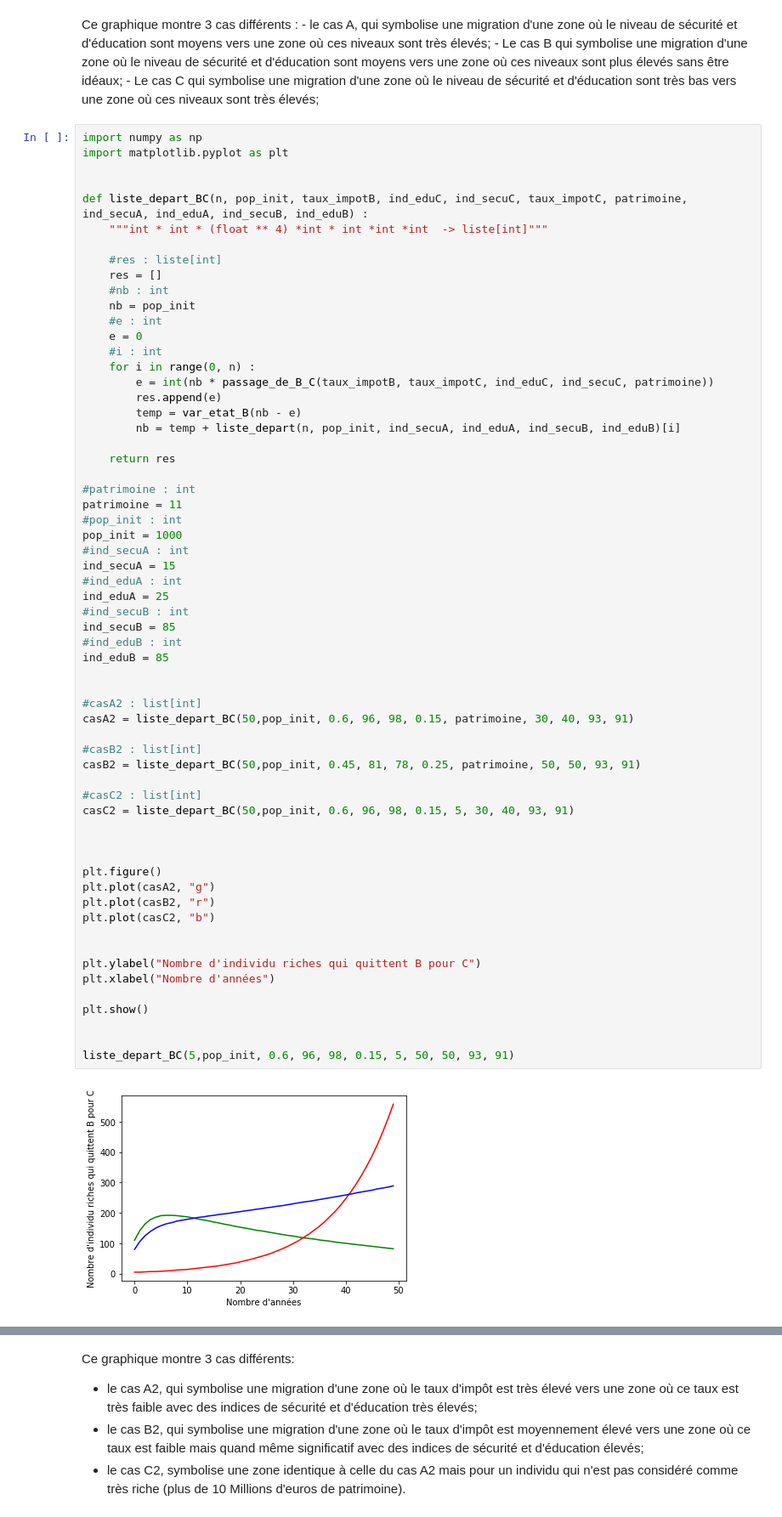
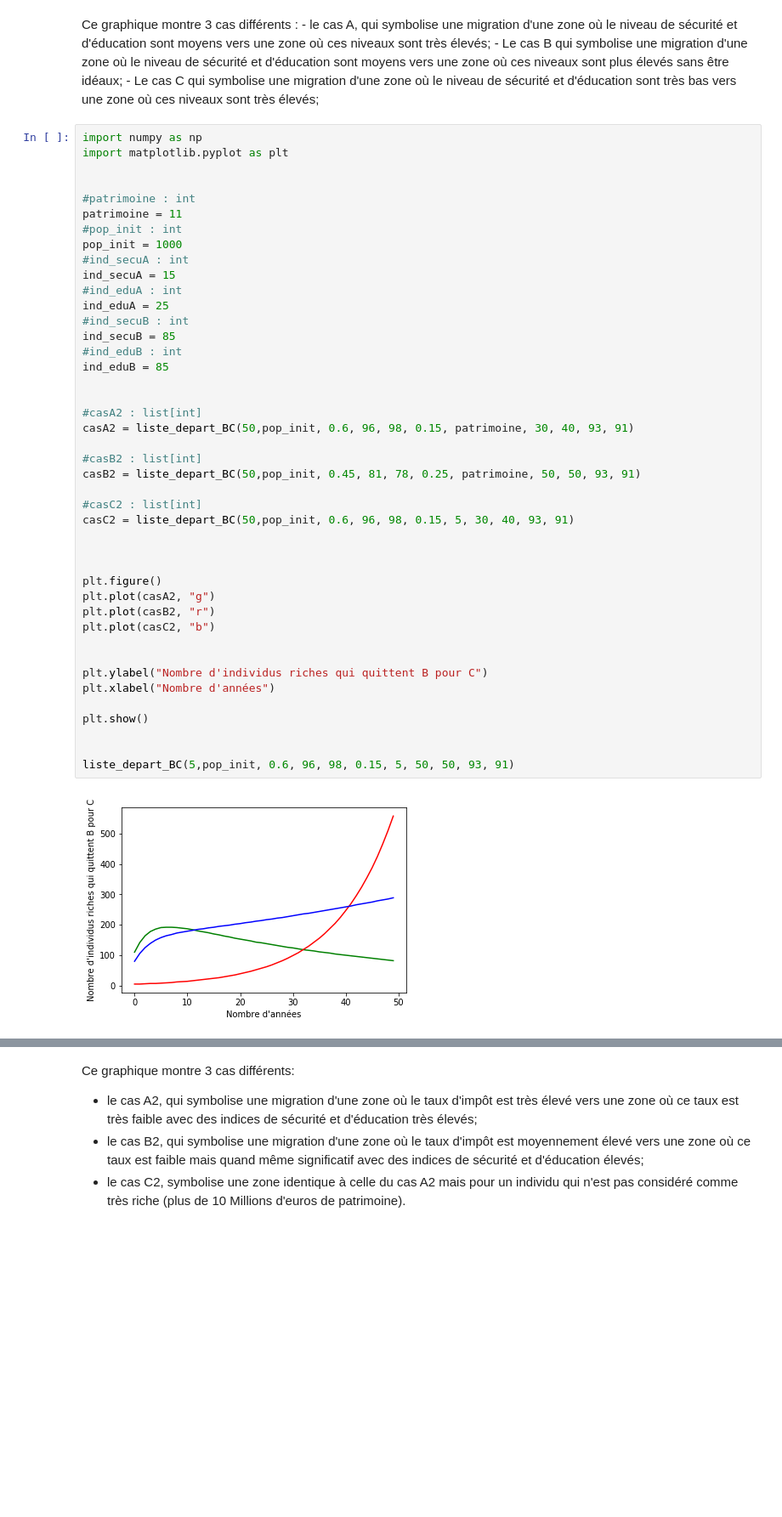
Before and after one commit to Nathceylon/ARE, a Jupyter notebook: notebookARE.ipynb, the cells around one changed output, grey strips where cells are left out. Shown: that part at 85% size. Cells and saved outputs as stored; diff of their text form; blank space fills up the shorter version.

```diff
--- a/notebookARE.ipynb
+++ b/notebookARE.ipynb
@@ -176,24 +176,6 @@ Ce graphique montre 3 cas différents :
 import numpy as np
 import matplotlib.pyplot as plt
 
-
-def liste_depart_BC(n, pop_init, taux_impotB, ind_eduC, ind_secuC, taux_impotC, patrimoine, ind_secuA, ind_eduA, ind_secuB, ind_eduB) :
-    """int * int * (float ** 4) *int * int *int *int  -> liste[int]"""
-
-    #res : liste[int]
-    res = []
-    #nb : int
-    nb = pop_init
-    #e : int
-    e = 0
-    #i : int
-    for i in range(0, n) :
-        e = int(nb * passage_de_B_C(taux_impotB, taux_impotC, ind_eduC, ind_secuC, patrimoine))
-        res.append(e)
-        temp = var_etat_B(nb - e)
-        nb = temp + liste_depart(n, pop_init, ind_secuA, ind_eduA, ind_secuB, ind_eduB)[i]
-
-    return res
 
 #patrimoine : int
 patrimoine = 11
@@ -206,35 +188,35 @@ ind_eduA = 25
 #ind_secuB : int
 ind_secuB = 85
 #ind_eduB : int
 ind_eduB = 85
 
 
 #casA2 : list[int]
 casA2 = liste_depart_BC(50,pop_init, 0.6, 96, 98, 0.15, patrimoine, 30, 40, 93, 91)
 
 #casB2 : list[int]
 casB2 = liste_depart_BC(50,pop_init, 0.45, 81, 78, 0.25, patrimoine, 50, 50, 93, 91)
 
 #casC2 : list[int]
 casC2 = liste_depart_BC(50,pop_init, 0.6, 96, 98, 0.15, 5, 30, 40, 93, 91)
 
 
 
 plt.figure()
 plt.plot(casA2, "g")
 plt.plot(casB2, "r")
 plt.plot(casC2, "b")
 
 
-plt.ylabel("Nombre d'individu riches qui quittent B pour C")
+plt.ylabel("Nombre d'individus riches qui quittent B pour C")
 plt.xlabel("Nombre d'années")
 
 plt.show()
 
 
 liste_depart_BC(5,pop_init, 0.6, 96, 98, 0.15, 5, 50, 50, 93, 91)
 # %% [output]
-[figure, old version]
+[figure, new version]
 [80, 83, 87, 91, 95]
 # %% [markdown]
 Ce graphique montre 3 cas différents:
```
Also changed, not shown: parts of 1 cell of this notebook.
